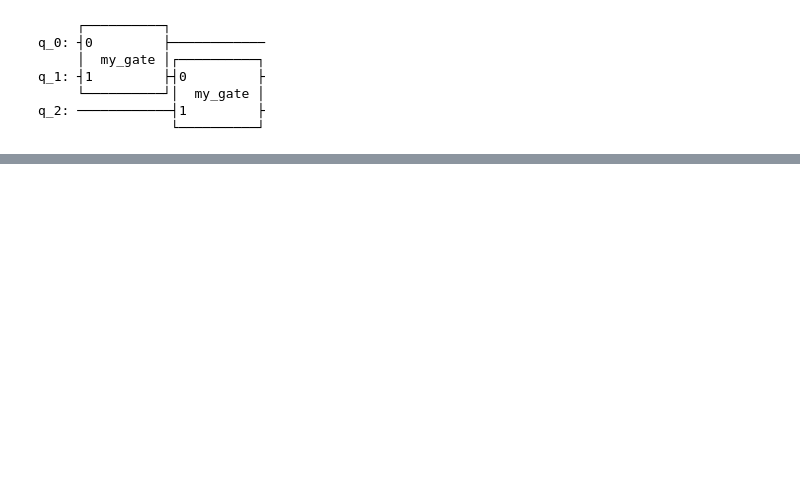
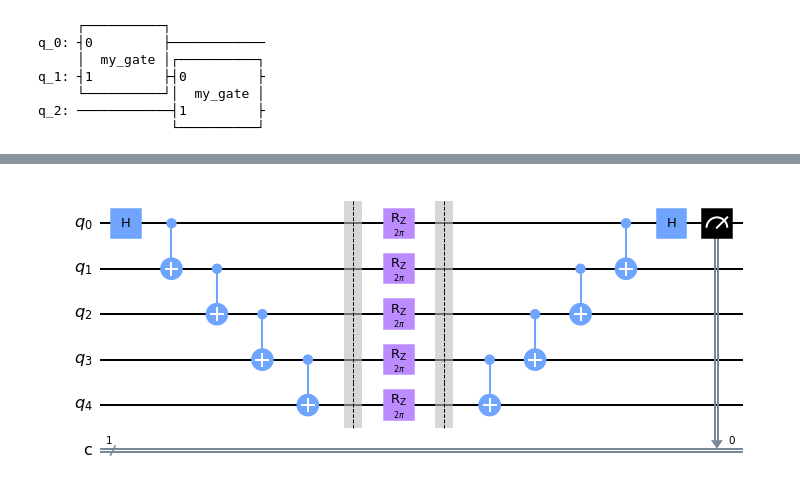
Before and after one commit to kenzalittlegenius/qiskit-tutorials, a Jupyter notebook: tutorials/circuits_advanced/01.01_advanced_circuits.ipynb, the cells around one changed output, grey strips where cells are left out. Cells and saved outputs as stored; diff of their text form; code cells hidden in the pictures; blank space fills up the shorter version.

```diff
--- a/tutorials/circuits_advanced/01.01_advanced_circuits.ipynb
+++ b/tutorials/circuits_advanced/01.01_advanced_circuits.ipynb
@@ -127,0 +137,17 @@ qc.draw('mpl')
+# %%
+import numpy as np
+
+#Ici theta est un intervalles de de valeurs entre 0 et 2pi
+#dans ce cas là pourquoi on voit que des 2pi sur le circuit ?
+theta_range = np.linspace(0, 2 * np.pi, 128)
+
+#le circuit quantique est une liste en compréhension du circuit quantique où l'on remplace tous les theta
+#toutes les valeurs de that sont remplacées par une valeurs comprise dans l'intervalle theta_range
+#bind_parmaters permet de modifier les paramêtre directement dans le circuit
+#Et si on a plusieurs paramêtres ?
+circuits = [qc.bind_parameters({theta: theta_val})
+            for theta_val in theta_range]
+
+circuits[-1].draw('mpl')
+# %% [output]
+[figure, added]
```
Also changed, not shown: parts of 10 cells of this notebook, 1 other file.
